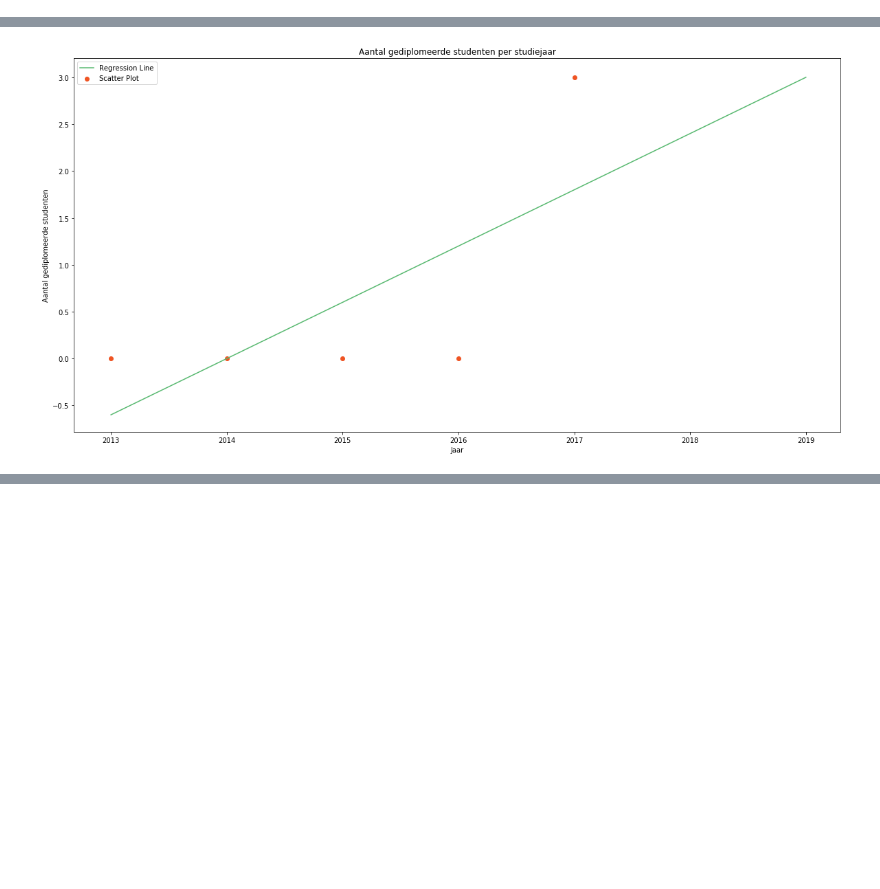
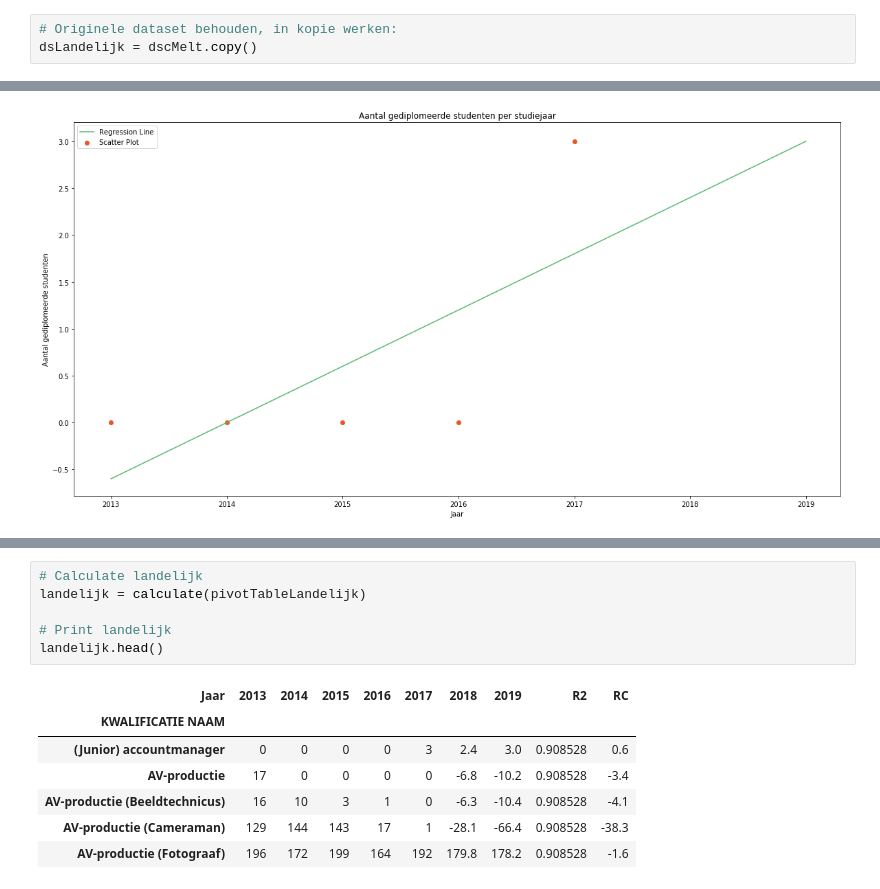
Before and after one commit to simonvdberg/POC, a Jupyter notebook: LocCat-DB-Voorspellend.ipynb, the cells around one changed output, grey strips where cells are left out. Drawn from its saved outputs; the diff is of its cells as text; blank space fills up the shorter version.

```diff
--- a/LocCat-DB-Voorspellend.ipynb
+++ b/LocCat-DB-Voorspellend.ipynb
@@ -257,0 +272,3 @@ Juiste dataframes aanmaken ihkv het voorspellen
+# %%
+# Originele dataset behouden, in kopie werken:
+dsLandelijk = dscMelt.copy()
@@ -578,0 +854,14 @@ datacopy
+# %%
+# Calculate landelijk
+landelijk = calculate(pivotTableLandelijk)
+
+# Print landelijk
+landelijk.head()
+# %% [output]
+| Jaar | 2013 | 2014 | 2015 | 2016 | 2017 | 2018 | 2019 | R2 | RC |
+| KWALIFICATIE NAAM |  |  |  |  |  |  |  |  |  |
+| (Junior) accountmanager | 0 | 0 | 0 | 0 | 3 | 2.4 | 3.0 | 0.908528 | 0.6 |
+| AV-productie | 17 | 0 | 0 | 0 | 0 | -6.8 | -10.2 | 0.908528 | -3.4 |
+| AV-productie (Beeldtechnicus) | 16 | 10 | 3 | 1 | 0 | -6.3 | -10.4 | 0.908528 | -4.1 |
+| AV-productie (Cameraman) | 129 | 144 | 143 | 17 | 1 | -28.1 | -66.4 | 0.908528 | -38.3 |
+| AV-productie (Fotograaf) | 196 | 172 | 199 | 164 | 192 | 179.8 | 178.2 | 0.908528 | -1.6 |
```
Also changed, not shown: parts of 49 cells of this notebook.
